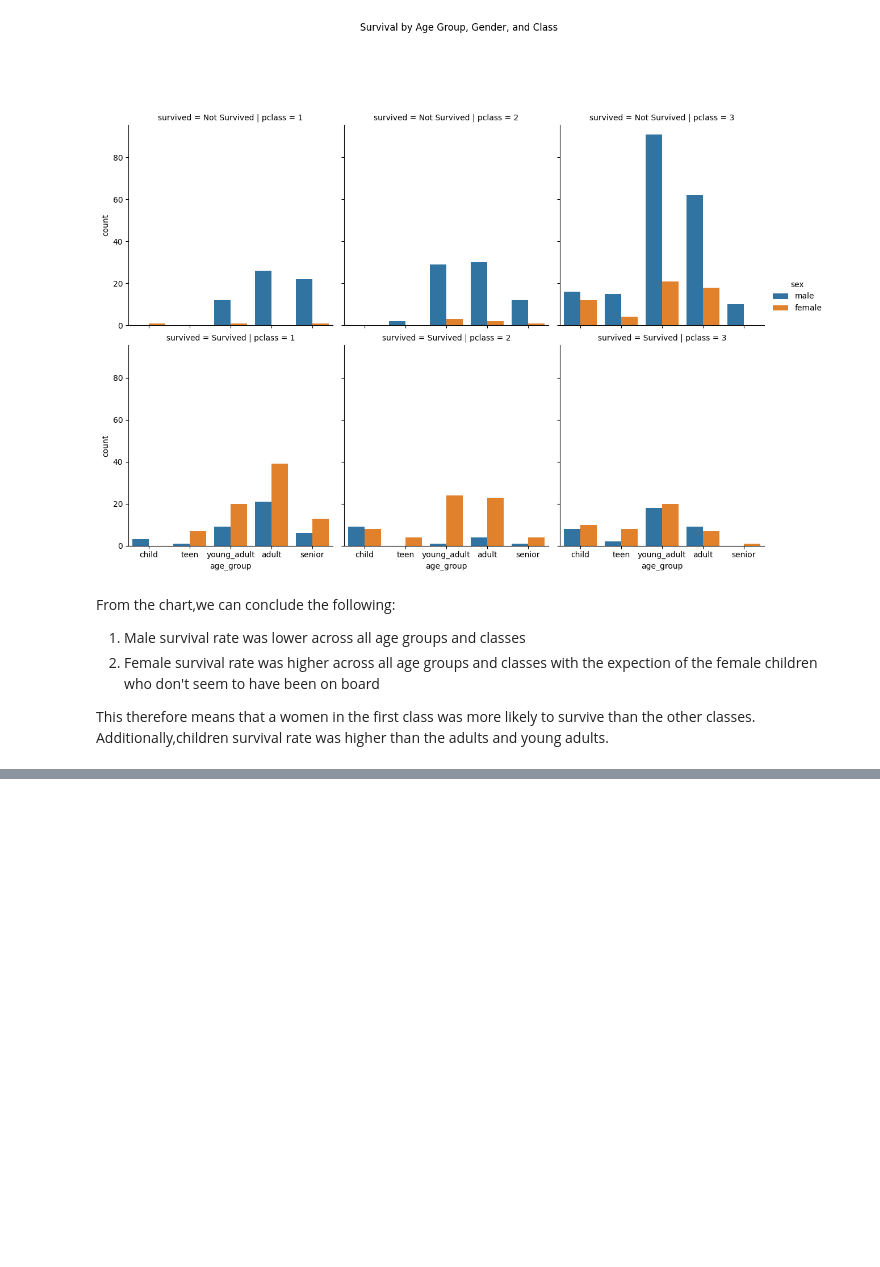
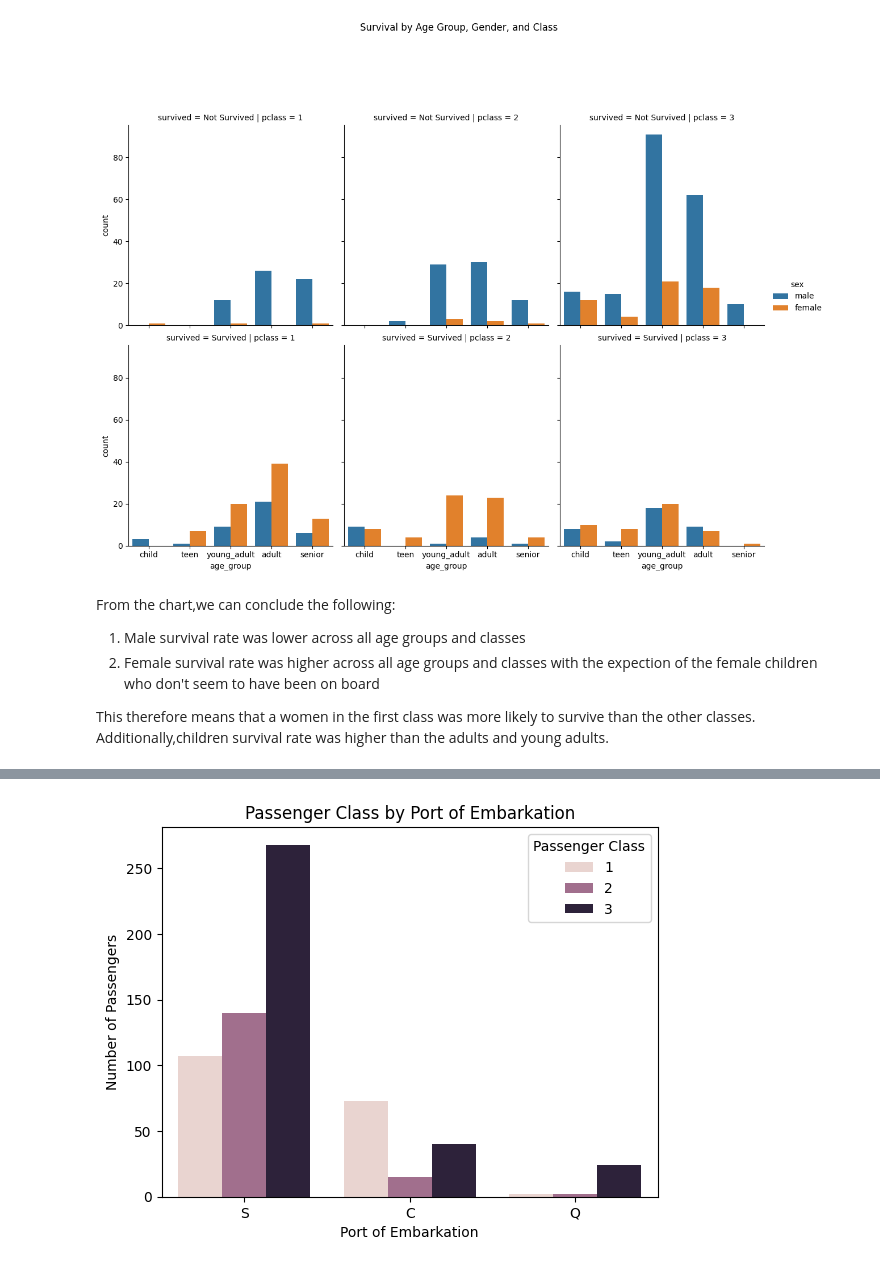
Before and after one commit to K-Atina/Titanic-Dataset, a Jupyter notebook: Titanic_Dataset.ipynb, the cells around one changed output, grey strips where cells are left out. Drawn from its saved outputs; the diff is of its cells as text; code cells hidden in the pictures; blank space fills up the shorter version.

```diff
--- a/Titanic_Dataset.ipynb
+++ b/Titanic_Dataset.ipynb
@@ -403,0 +437,9 @@ Additionally,children survival rate was higher than the adults and young adults.
+# %%
+sns.countplot(data=df_cleaned, x='embarked', hue='pclass')
+plt.title("Passenger Class by Port of Embarkation")
+plt.xlabel("Port of Embarkation")
+plt.ylabel("Number of Passengers")
+plt.legend(title="Passenger Class")
+plt.show()
+# %% [output]
+[figure, added]
```
Also changed, not shown: parts of 8 cells of this notebook.
